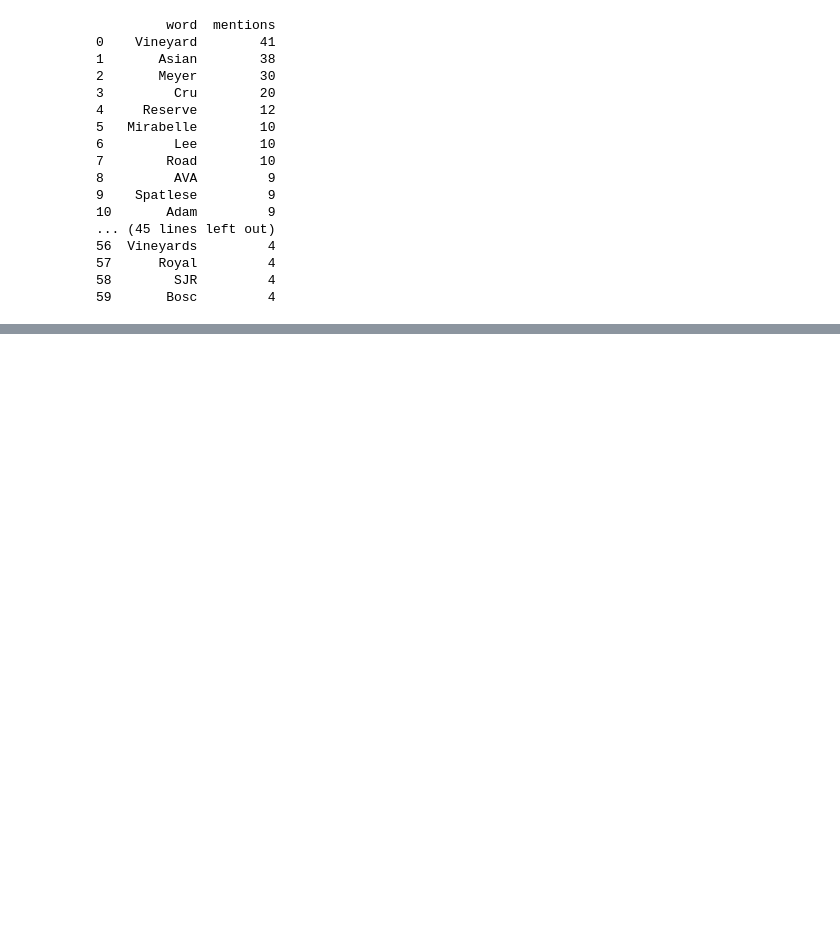
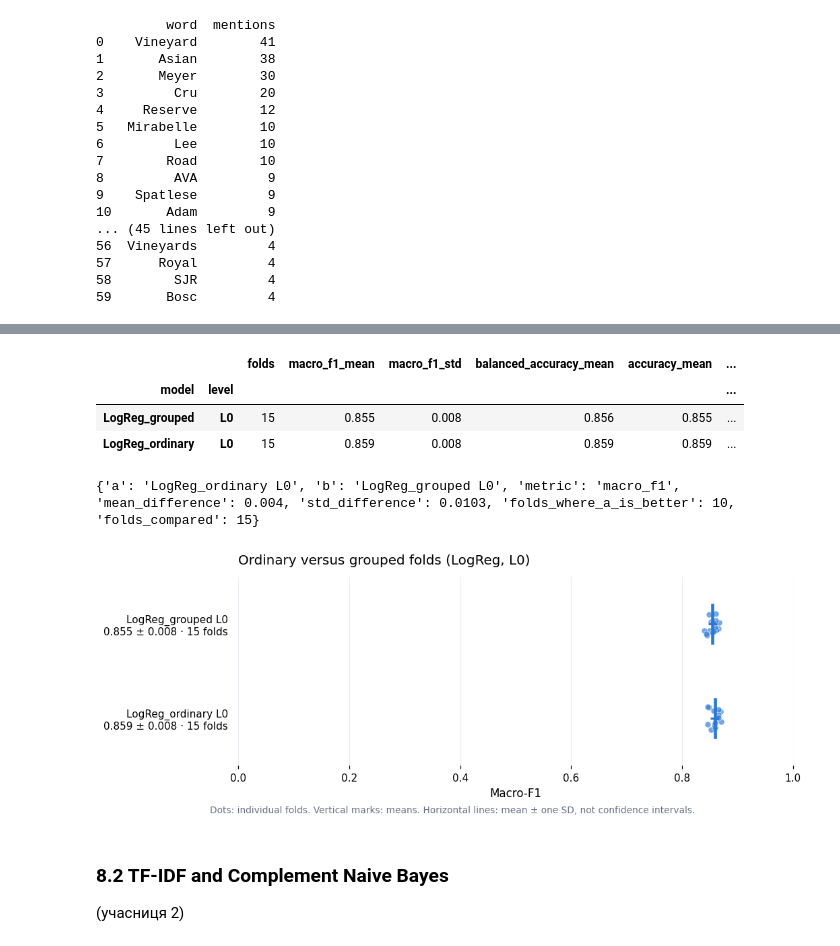
Before and after one commit to abrukhanska/dry-run, a Jupyter notebook: dry_run.ipynb, the cells around one changed output, grey strips where cells are left out. Drawn from its saved outputs; the diff is of its cells as text; code cells hidden in the pictures; blank space fills up the shorter version.

```diff
--- a/dry_run.ipynb
+++ b/dry_run.ipynb
@@ -4011,0 +5155,47 @@ The word lists are final for masking-v1 after the team has checked them. The thr
+# %%
+# Section 8.1f — Ordinary folds versus grouped folds (experiment E2)
+
+E2_LEVEL = "L0"
+
+e2_model = clone(make_logreg()).set_params(**BEST_LOGREG[E2_LEVEL])
+
+ordinary_scores, ordinary_oof = evaluate_on_folds(
+    model=e2_model,
+    X=main_ladder[E2_LEVEL],
+    y=y_main,
+    folds_by_repeat=naive_folds,
+    groups=groups_main,
+    row_ids=row_ids_main,
+    model_name="LogReg",
+    level=E2_LEVEL,
+    oof_repeats=0,
+    require_group_disjoint=False,   # the overlap is exactly what this experiment measures
+)
+save_experiment(ordinary_scores, ordinary_oof, partition="MAIN", scheme="stratified")
+
+e2_table = pd.concat([
+    logreg_scores_df[logreg_scores_df["level"] == E2_LEVEL].assign(model="LogReg_grouped"),
+    ordinary_scores.assign(model="LogReg_ordinary"),
+], ignore_index=True)
+
+display(summarize_scores(e2_table))
+e2_difference = paired_difference(
+    e2_table, ("LogReg_ordinary", E2_LEVEL), ("LogReg_grouped", E2_LEVEL)
+)
+print(e2_difference)
+
+plot_fold_dots(
+    entries_from_scores(e2_table),
+    title=f"Ordinary versus grouped folds (LogReg, {E2_LEVEL})",
+    filename="f3d_logreg_e2_folds.png",
+)
+# %% [output]
+|  |  | folds | macro_f1_mean | macro_f1_std | balanced_accuracy_mean | accuracy_mean | ... |
+| model | level |  |  |  |  |  | ... |
+| LogReg_grouped | L0 | 15 | 0.855 | 0.008 | 0.856 | 0.855 | ... |
+| LogReg_ordinary | L0 | 15 | 0.859 | 0.008 | 0.859 | 0.859 | ... |
+{'a': 'LogReg_ordinary L0', 'b': 'LogReg_grouped L0', 'metric': 'macro_f1', 'mean_difference': 0.004, 'std_difference': 0.0103, 'folds_where_a_is_better': 10, 'folds_compared': 15}
+[figure, added]
+# %% [markdown]
+### 8.2 TF-IDF and Complement Naive Bayes
+(учасниця 2)
```
Also changed, not shown: parts of 119 cells of this notebook, 13 other files.
